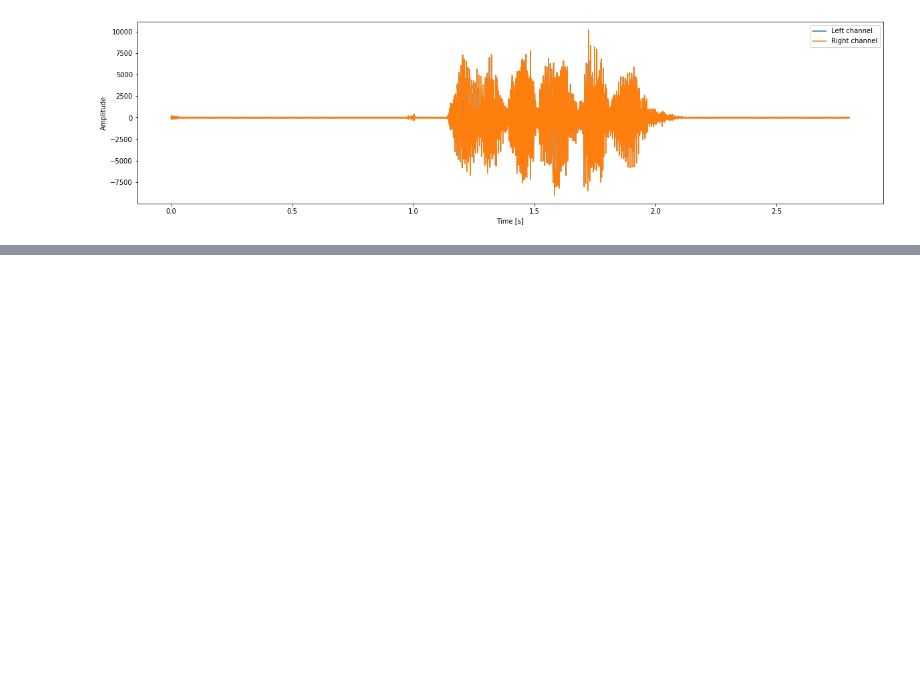
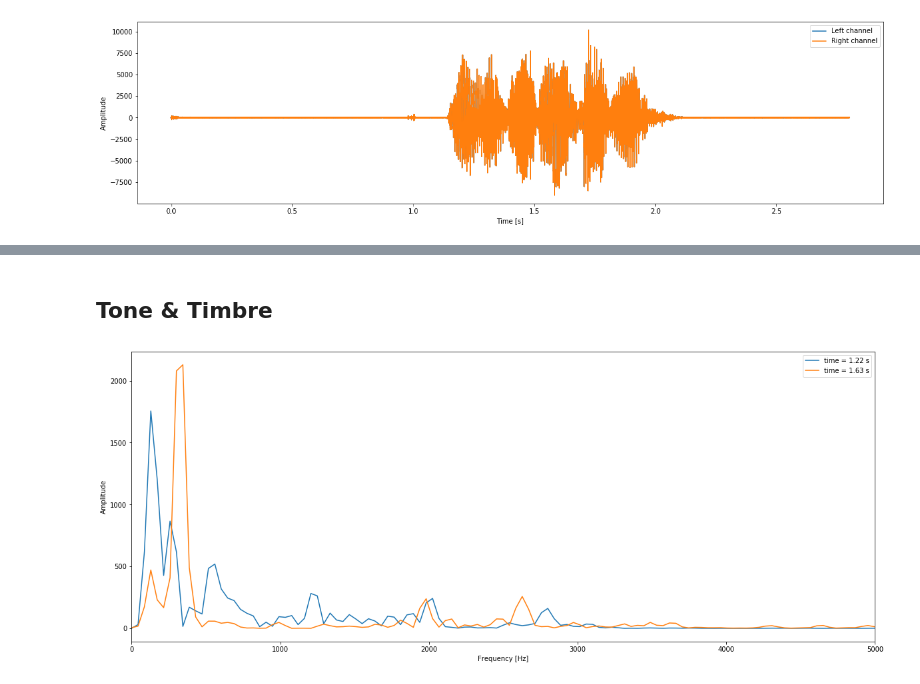
Before and after one commit to DAndresSanchez/Audio_Processing, a Jupyter notebook: FFT.ipynb, the cells around one changed output, grey strips where cells are left out. Saved outputs shown, nothing was run; the diff lists cells and outputs as text; code cells hidden in the pictures; blank space fills up the shorter version.

Commit message:
Tone and timbre analysis

```diff
--- a/FFT.ipynb
+++ b/FFT.ipynb
@@ -36,0 +91,17 @@ plt.show()
+# %% [markdown]
+## Tone & Timbre
+# %%
+# Amplitude vs Frequency for two particular instants
+
+stft = np.abs(Zxx)
+
+plt.figure(figsize=(20,8))
+plt.plot(f,stft[:,105], label="time = "+str(round(t[105],2))+" s")
+plt.plot(f,stft[:,140], label="time = "+str(round(t[140],2))+" s")
+plt.xlim(0,5000)
+plt.legend()
+plt.xlabel("Frequency [Hz]")
+plt.ylabel("Amplitude")
+plt.show()
+# %% [output]
+[figure, added]
```
Also changed, not shown: parts of 18 cells of this notebook.
